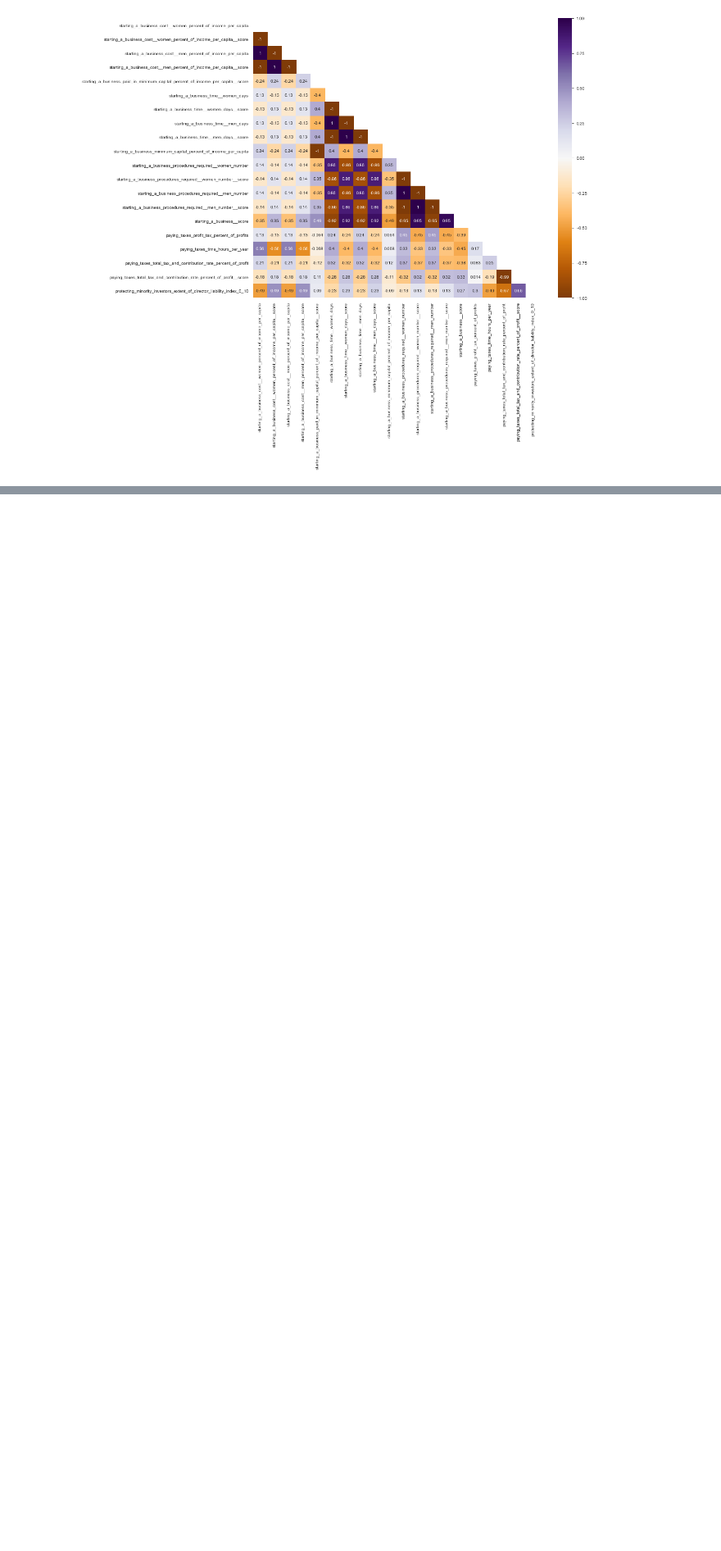
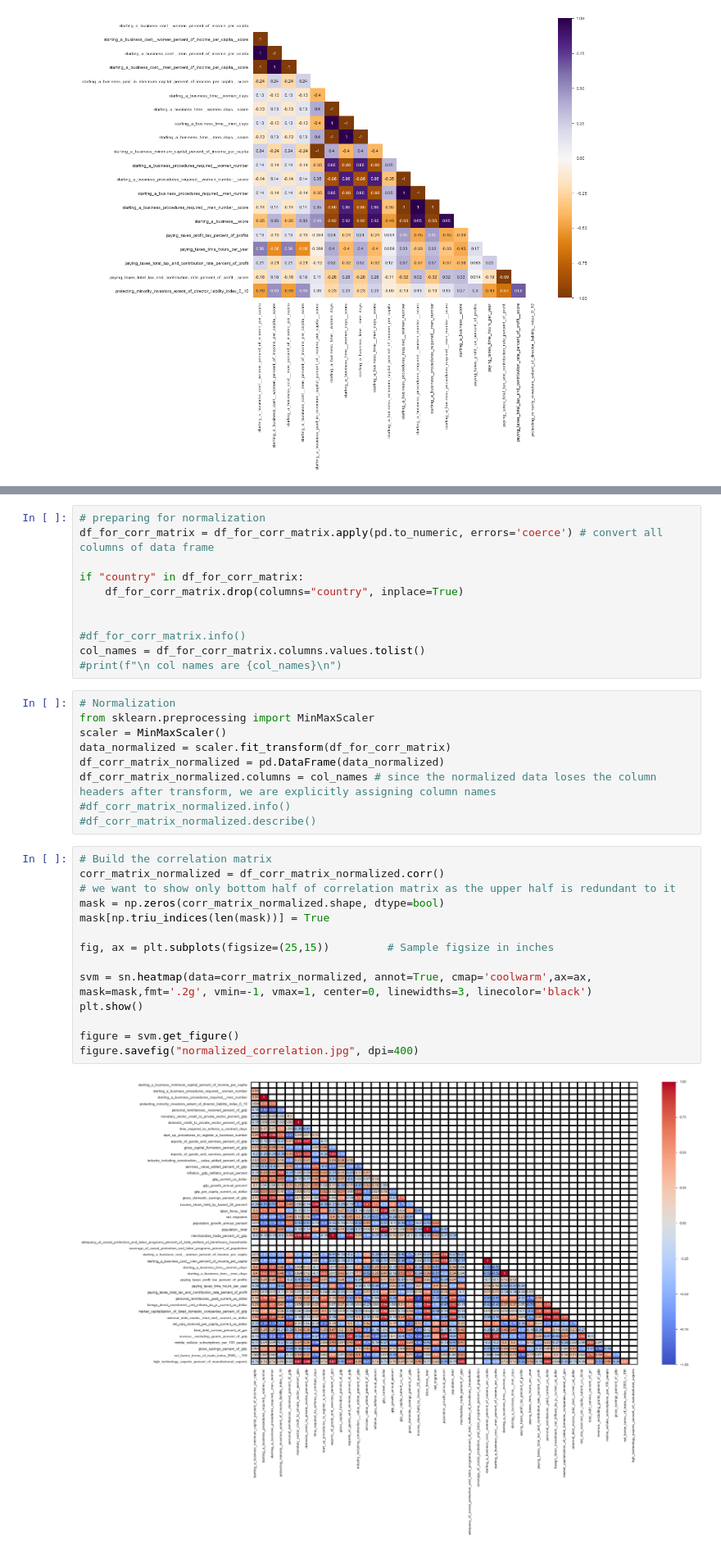
Before and after one commit to anshul2181981/DataScience, a Jupyter notebook: analyze_financial_inclusion_data.ipynb, the cells around one changed output, grey strips where cells are left out. Shown at 82% size. Saved outputs shown, nothing was run; the diff lists cells and outputs as text; blank space fills up the shorter version.

```diff
--- a/analyze_financial_inclusion_data.ipynb
+++ b/analyze_financial_inclusion_data.ipynb
@@ -113,0 +196,36 @@ plt.show()
+# %%
+# preparing for normalization
+df_for_corr_matrix = df_for_corr_matrix.apply(pd.to_numeric, errors='coerce') # convert all columns of data frame
+
+if "country" in df_for_corr_matrix:
+    df_for_corr_matrix.drop(columns="country", inplace=True)
+
+
+#df_for_corr_matrix.info()
+col_names = df_for_corr_matrix.columns.values.tolist()
+#print(f"\n col names are {col_names}\n")
+# %%
+# Normalization
+from sklearn.preprocessing import MinMaxScaler
+scaler = MinMaxScaler()
+data_normalized = scaler.fit_transform(df_for_corr_matrix)
+df_corr_matrix_normalized = pd.DataFrame(data_normalized)
+df_corr_matrix_normalized.columns = col_names # since the normalized data loses the column headers after transform, we are explicitly assigning column names
+#df_corr_matrix_normalized.info()
+#df_corr_matrix_normalized.describe()
+# %%
+# Build the correlation matrix
+corr_matrix_normalized = df_corr_matrix_normalized.corr()
+# we want to show only bottom half of correlation matrix as the upper half is redundant to it
+mask = np.zeros(corr_matrix_normalized.shape, dtype=bool)
+mask[np.triu_indices(len(mask))] = True
+
+fig, ax = plt.subplots(figsize=(25,15))         # Sample figsize in inches
+
+svm = sn.heatmap(data=corr_matrix_normalized, annot=True, cmap='coolwarm',ax=ax, mask=mask,fmt='.2g', vmin=-1, vmax=1, center=0, linewidths=3, linecolor='black')
+plt.show()
+
+figure = svm.get_figure()
+figure.savefig("normalized_correlation.jpg", dpi=400)
+# %% [output]
+[figure, added]
```
Also changed, not shown: parts of 8 cells of this notebook.
